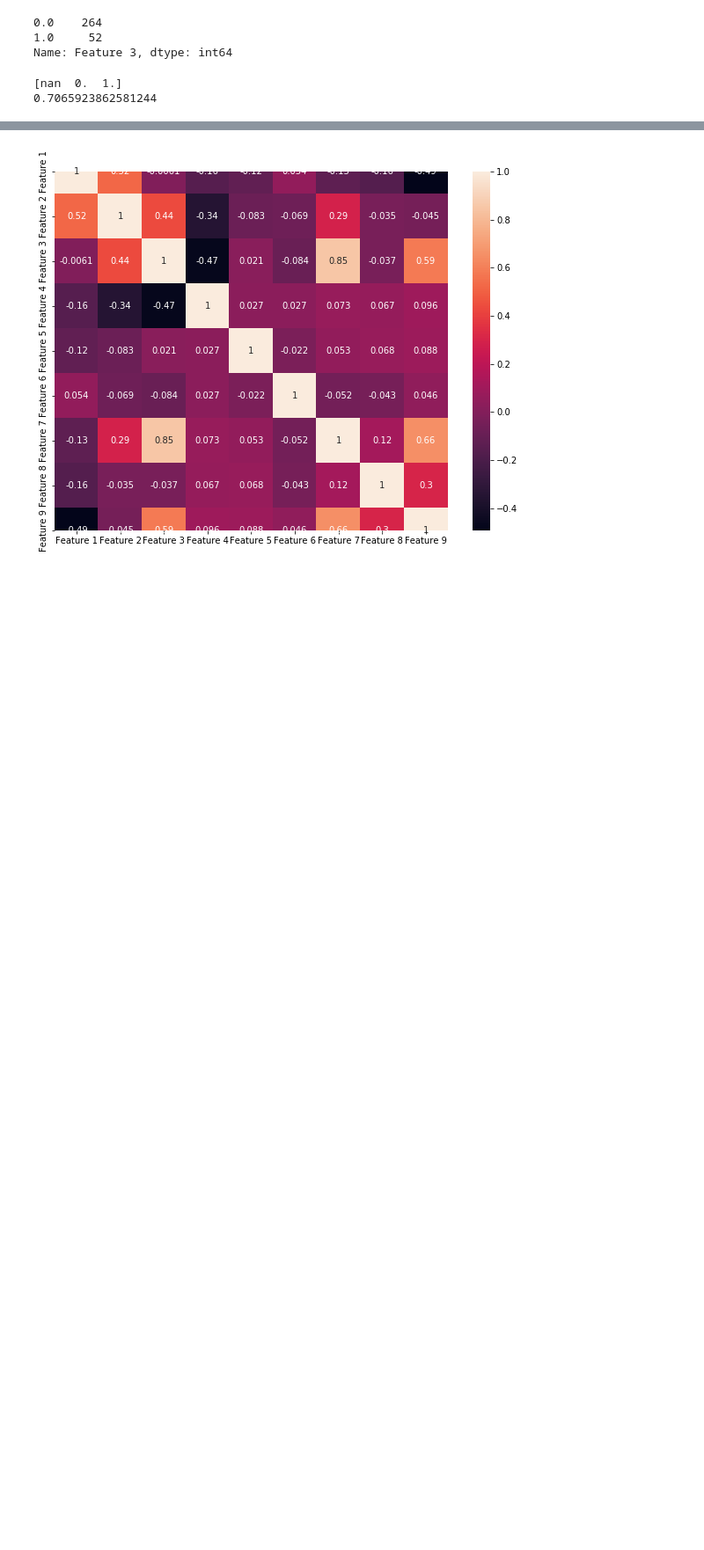
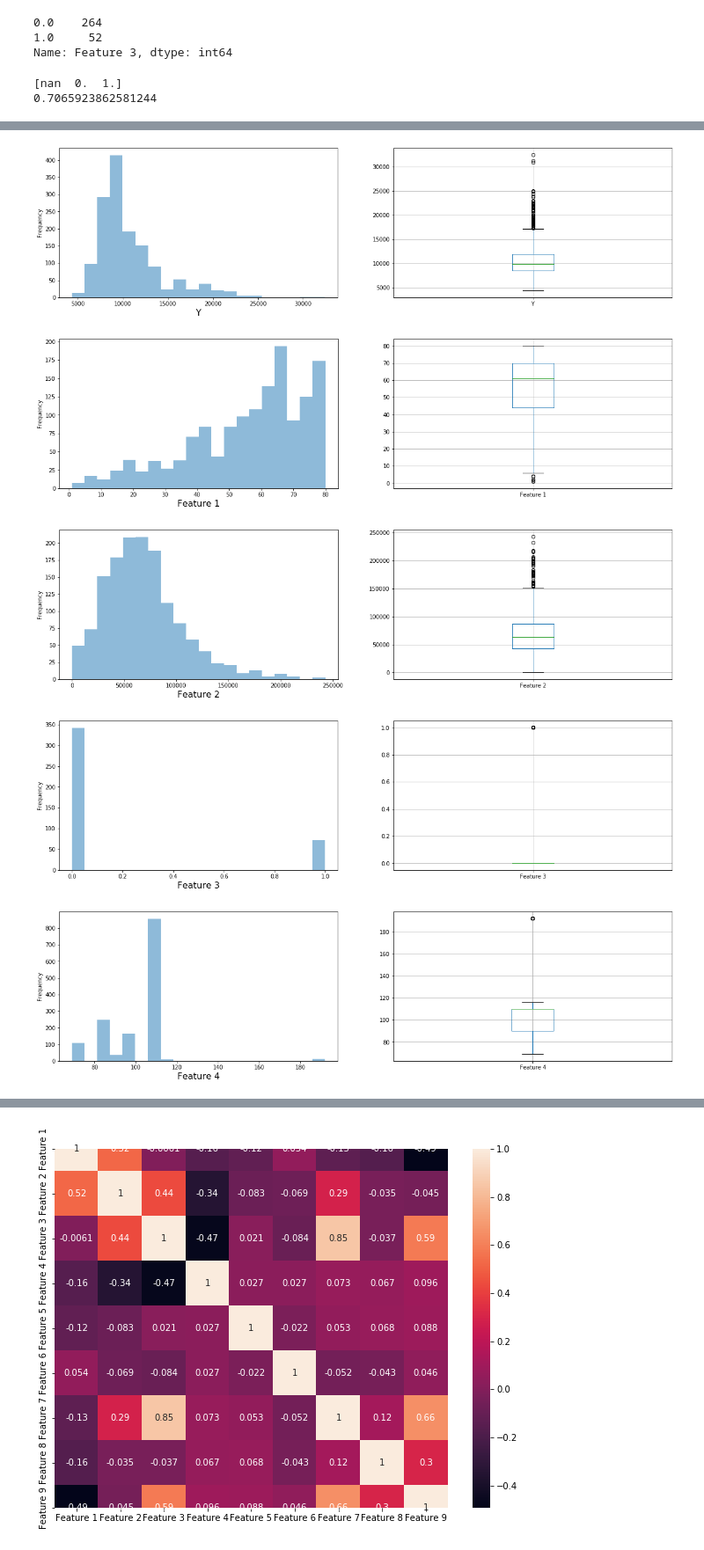
Before and after one commit to AminAminifar/regression, a Jupyter notebook: Main (11).ipynb, the cells around one changed output, grey strips where cells are left out. Shown at 88% size. Cells and saved outputs as stored; diff of their text form; code cells hidden in the pictures; blank space fills up the shorter version.

```diff
--- a/Main (11).ipynb
+++ b/Main (11).ipynb
@@ -119,9 +121,15 @@ if False:
 # %%
-if False:
+if True:
   for col in df:
       fig = plt.figure(figsize=(20,5))
       ax = fig.add_subplot(121)
       df[col].plot.hist(bins=20, alpha=0.5)
       plt.xlabel(col, fontsize=16)
       ax2 = fig.add_subplot(122)
       df.boxplot(column=[col])
+# %% [output]
+[figure, added]
+[figure, added]
+[figure, added]
+[figure, added]
+[figure, added]
```
Also changed, not shown: parts of 13 cells of this notebook.
